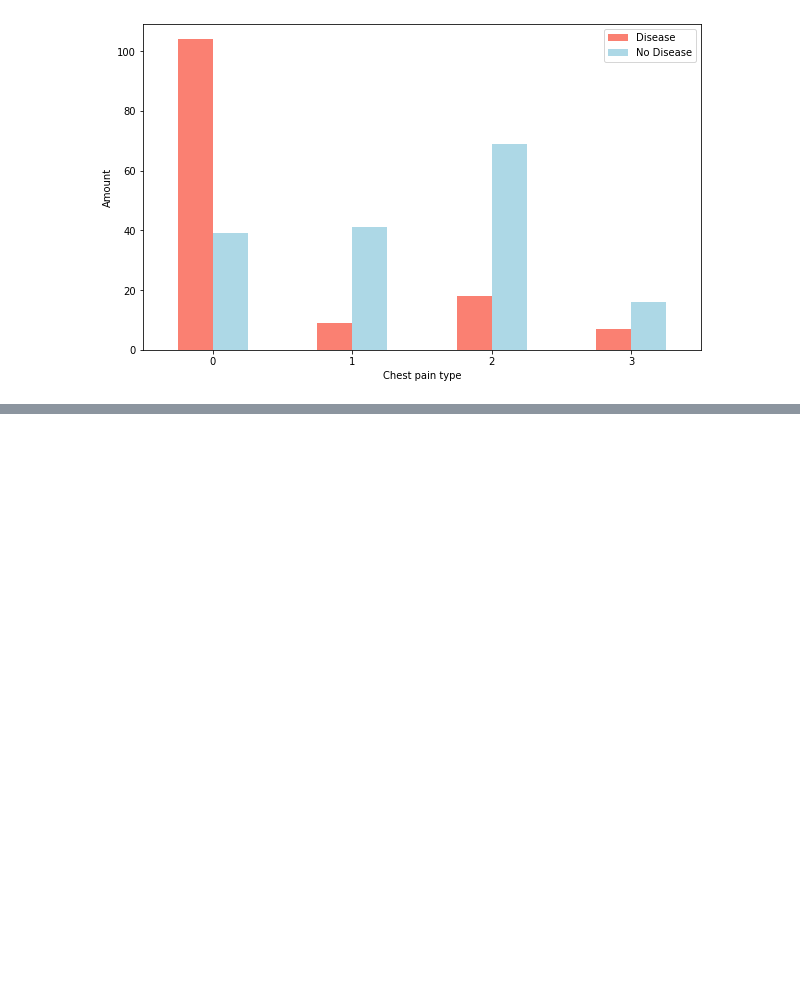
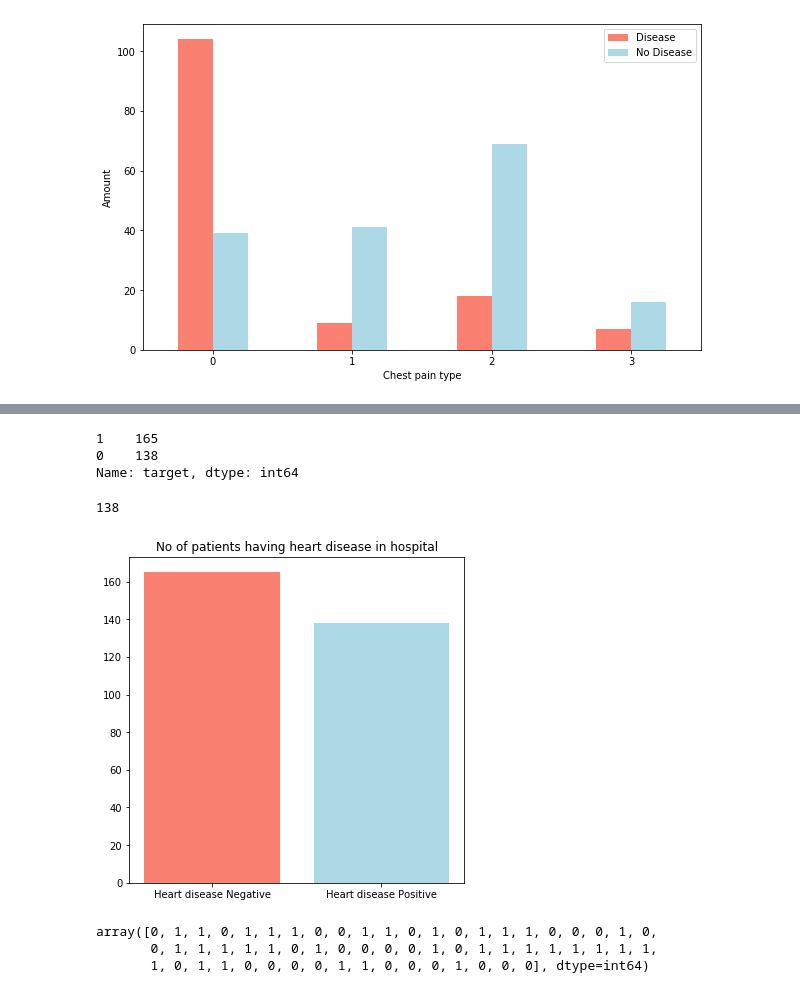
Before and after one commit to Naveen112001/Ml-Project, a Jupyter notebook: Project heart disease/Heart disease target Prediction.ipynb, the cells around one changed output, grey strips where cells are left out. Saved outputs shown, nothing was run; the diff lists cells and outputs as text; code cells hidden in the pictures; blank space fills up the shorter version.

```diff
--- a/Project heart disease/Heart disease target Prediction.ipynb
+++ b/Project heart disease/Heart disease target Prediction.ipynb
@@ -231,0 +534,17 @@ plt.xticks(rotation=0);
+# %%
+e
+# %% [output]
+1    165
+0    138
+Name: target, dtype: int64
+# %%
+e[0]
+# %% [output]
+138
+# %%
+fig,ax=plt.subplots(figsize=(6,6))
+ax.bar(["Heart disease Negative","Heart disease Positive"],e,color=["salmon","lightblue"])
+ax.set(title="No of patients having heart disease in hospital");
+fig.savefig("count of heart disease")
+# %% [output]
+[figure, added]
@@ -231,0 +554,6 @@ plt.xticks(rotation=0);
+# %%
+ypreds
+# %% [output]
+array([0, 1, 1, 0, 1, 1, 1, 0, 0, 1, 1, 0, 1, 0, 1, 1, 1, 0, 0, 0, 1, 0,
+       0, 1, 1, 1, 1, 1, 0, 1, 0, 0, 0, 0, 1, 0, 1, 1, 1, 1, 1, 1, 1, 1,
+       1, 0, 1, 1, 0, 0, 0, 0, 1, 1, 0, 0, 0, 1, 0, 0, 0], dtype=int64)
```
Also changed, not shown: parts of 65 cells of this notebook, 4 other files.
